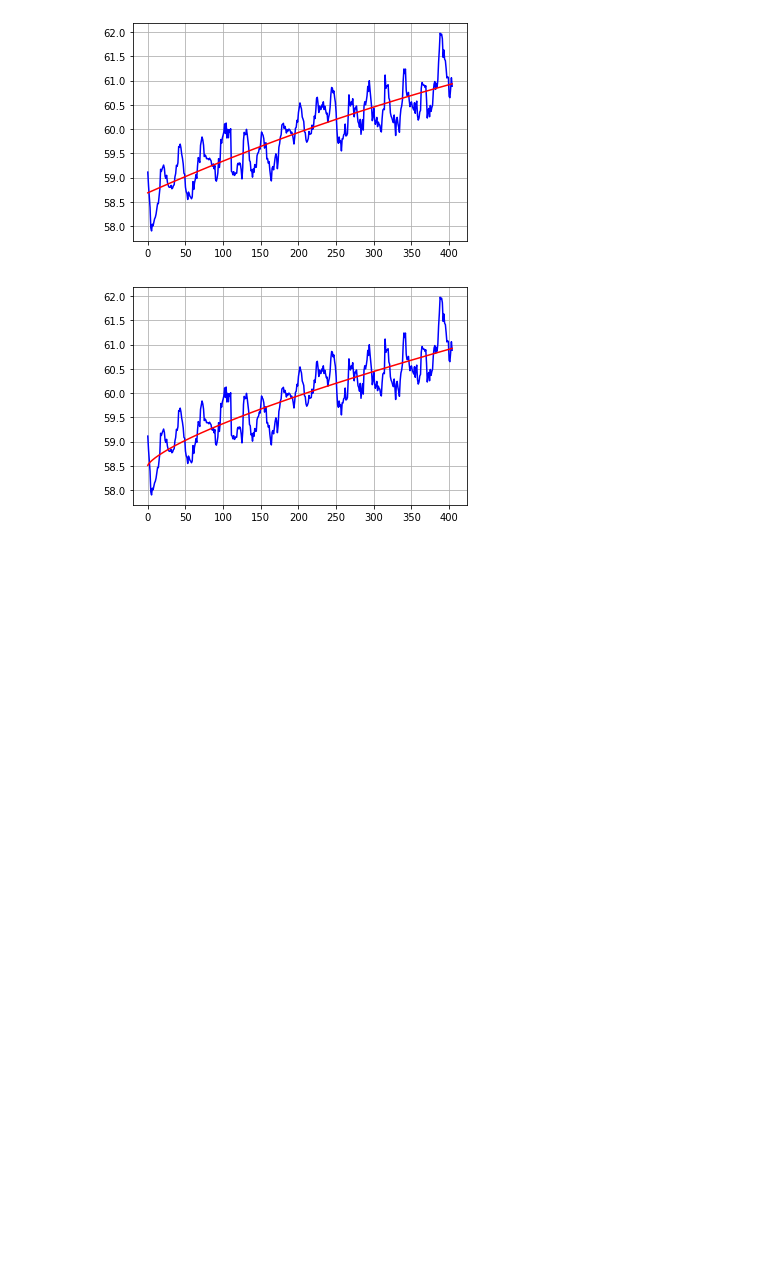
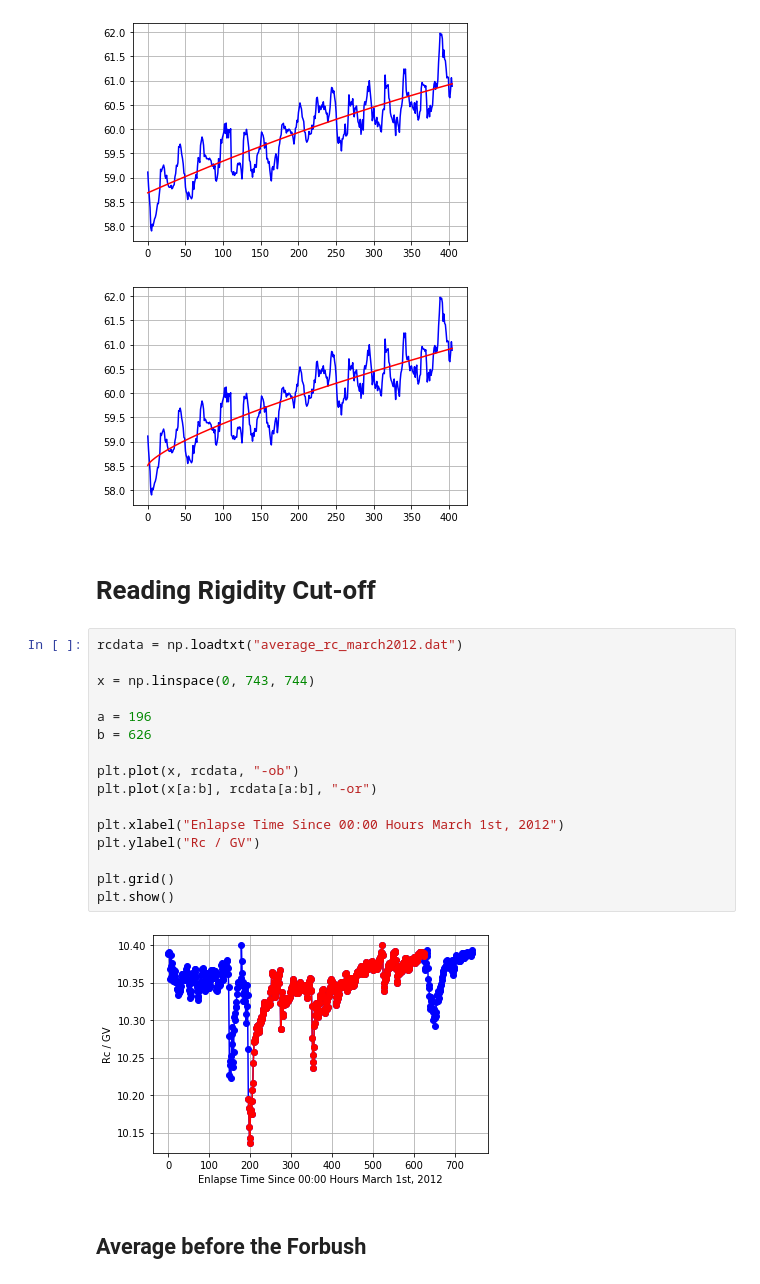
Before and after one commit to michelypj/codigos, a Jupyter notebook: msd/fitting_muon_all.ipynb, the cells around one changed output. Saved outputs shown, nothing was run; the diff lists cells and outputs as text; blank space fills up the shorter version.

```diff
--- a/msd/fitting_muon_all.ipynb
+++ b/msd/fitting_muon_all.ipynb
@@ -166,3 +166,25 @@ plt.show()
 [figure]
 [figure]
 [figure]
+# %% [markdown]
+# Reading Rigidity Cut-off
+# %%
+rcdata = np.loadtxt("average_rc_march2012.dat")
+
+x = np.linspace(0, 743, 744)
+
+a = 196
+b = 626
+
+plt.plot(x, rcdata, "-ob")
+plt.plot(x[a:b], rcdata[a:b], "-or")
+
+plt.xlabel("Enlapse Time Since 00:00 Hours March 1st, 2012")
+plt.ylabel("Rc / GV")
+
+plt.grid()
+plt.show()
+# %% [output]
+[figure, added]
+# %% [markdown]
+## Average before  the Forbush
```
Also changed, not shown: parts of 4 cells of this notebook.
